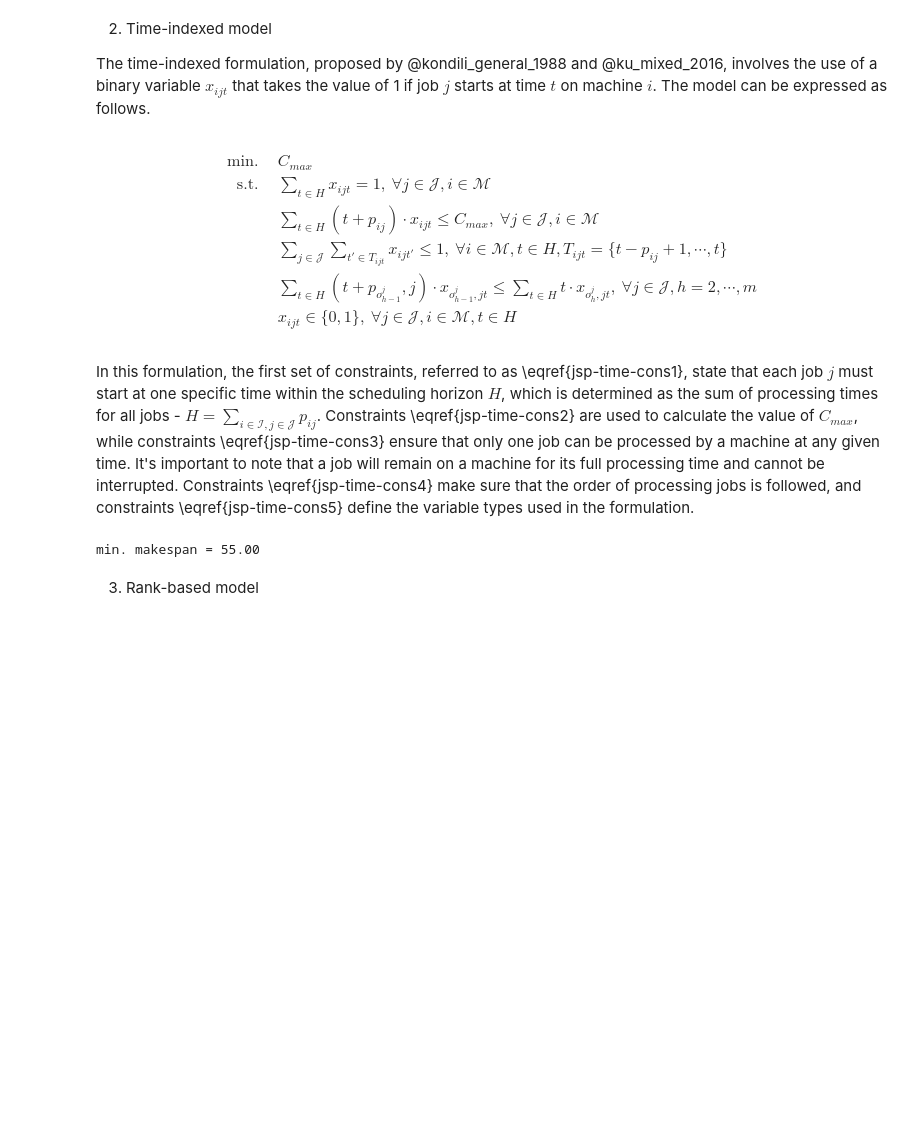
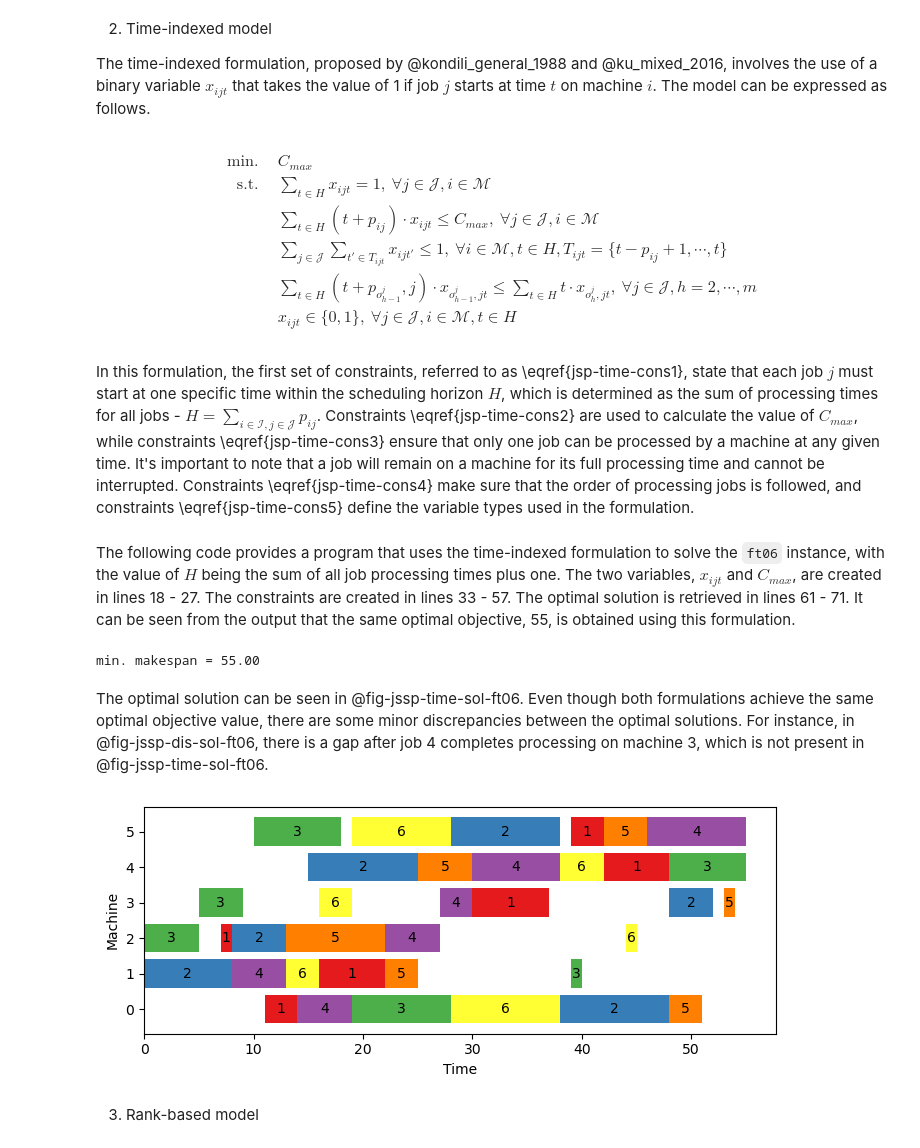
Before and after one commit to kunlei/python-ortools-notes, a Jupyter notebook: integer-programming.ipynb, the cells around one changed output. Saved outputs shown, nothing was run; the diff lists cells and outputs as text; code cells hidden in the pictures; blank space fills up the shorter version.

```diff
--- a/integer-programming.ipynb
+++ b/integer-programming.ipynb
@@ -268,12 +268,12 @@ The output of the model indicates that the lowest possible time needed to comple
 # %%
 #| code-fold: false
 #| label: fig-jssp-dis-sol-ft06
-#| fig-cap: Optimal solution of the ft06 instance
+#| fig-cap: Optimal solution of the ft06 instance using the disjunctive formulation
 
 import matplotlib as mpl
 import matplotlib.pyplot as plt
 
-def show_schedule(num_jobs, operations, processing_times):
+def show_schedule(num_jobs, operations, processing_times, opt_time):
     colors = mpl.colormaps["Set1"].colors
 
     fig, ax = plt.subplots(figsize=[7, 3], dpi=100)
@@ -305,7 +305,7 @@ def show_schedule(num_jobs, operations, processing_times):
     fig.tight_layout()
     plt.show()
 
-show_schedule(num_jobs, operations, processing_times)
+show_schedule(num_jobs, operations, processing_times, opt_time)
 # %% [output]
 [figure]
 # %% [markdown]
@@ -324,7 +324,15 @@ The model can be expressed as follows.
 \end{align}
 # %% [markdown]
 In this formulation, the first set of constraints, referred to as \eqref{jsp-time-cons1}, state that each job $j$ must start at one specific time within the scheduling horizon $H$, which is determined as the sum of processing times for all jobs - $H = \sum_{i \in \mathcal{I}, j \in \mathcal{J}} p_{ij}$. Constraints \eqref{jsp-time-cons2} are used to calculate the value of $C_{max}$, while constraints \eqref{jsp-time-cons3} ensure that only one job can be processed by a machine at any given time. It's important to note that a job will remain on a machine for its full processing time and cannot be interrupted. Constraints \eqref{jsp-time-cons4} make sure that the order of processing jobs is followed, and constraints \eqref{jsp-time-cons5} define the variable types used in the formulation.
+# %% [markdown]
+The following code provides a program that uses the time-indexed formulation to solve the `ft06` instance, with the value of $H$ being the sum of all job processing times plus one.
+The two variables, $x_{ijt}$ and $C_{max}$, are created in lines 18 - 27.
+The constraints are created in lines 33 - 57.
+The optimal solution is retrieved in lines 61 - 71.
+It can be seen from the output that the same optimal objective, 55, is obtained using this formulation.
 # %%
+#| code-line-numbers: true
+
 from typing import List, Dict
 from ortools.linear_solver import pywraplp
 import numpy as np
@@ -387,7 +395,25 @@ status = solver.Solve()
 
 if status == solver.OPTIMAL:
     print(f"min. makespan = {solver.Objective().Value():.2f}")
+
+    opt_time = []
+    for machine in range(num_machines):
+        arr = []
+        for job in range(num_jobs):
+            for t in range(t):
+                if int(var_x[machine][job][t].solution_value()) == 1:
+                    arr.append(t)
+        opt_time.append(arr)
 # %% [output]
 min. makespan = 55.00
+# %% [markdown]
+The optimal solution can be seen in @fig-jssp-time-sol-ft06. Even though both formulations achieve the same optimal objective value, there are some minor discrepancies between the optimal solutions. For instance, in @fig-jssp-dis-sol-ft06, there is a gap after job 4 completes processing on machine 3, which is not present in @fig-jssp-time-sol-ft06.
+# %%
+#| label: fig-jssp-time-sol-ft06
+#| fig-cap: Optimal solution of the ft06 instance using the time-indexed formulation
+
+show_schedule(num_jobs, operations, processing_times, opt_time)
+# %% [output]
+[figure, added]
 # %% [markdown]
 3. Rank-based model
```
Also changed, not shown: parts of 5 cells of this notebook, 1 other file.
